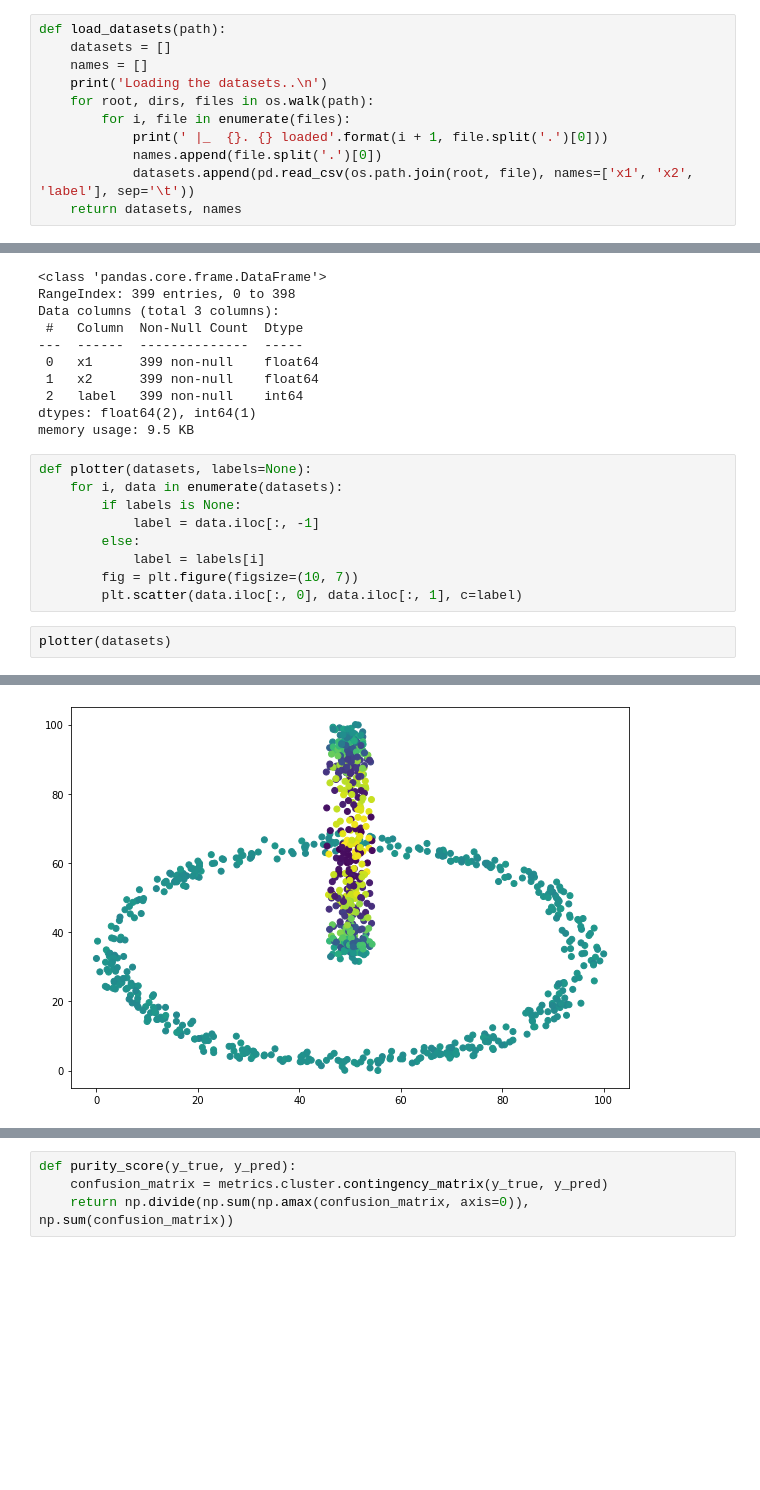
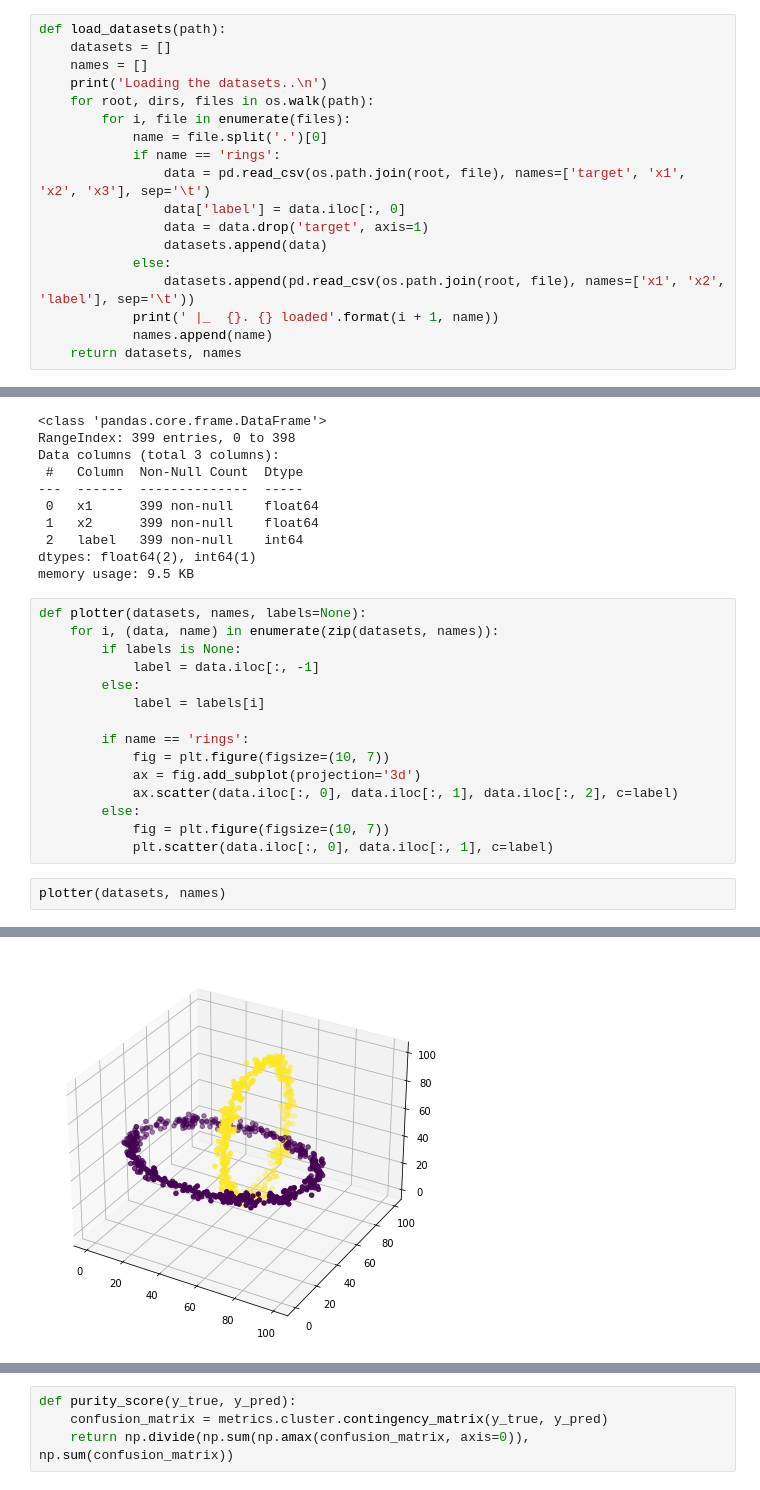
Before and after one commit to nahbos/AUT-Machine-Learning, a Jupyter notebook: FinalProj/EX04_Q2.ipynb, the cells around one changed output, grey strips where cells are left out. Cells and saved outputs as stored; diff of their text form; blank space fills up the shorter version.

```diff
--- a/FinalProj/EX04_Q2.ipynb
+++ b/FinalProj/EX04_Q2.ipynb
@@ -19,9 +19,16 @@ def load_datasets(path):
     print('Loading the datasets..\n')
     for root, dirs, files in os.walk(path):
         for i, file in enumerate(files):
-            print(' |_  {}. {} loaded'.format(i + 1, file.split('.')[0]))
-            names.append(file.split('.')[0])
-            datasets.append(pd.read_csv(os.path.join(root, file), names=['x1', 'x2', 'label'], sep='\t'))
+            name = file.split('.')[0]
+            if name == 'rings':
+                data = pd.read_csv(os.path.join(root, file), names=['target', 'x1', 'x2', 'x3'], sep='\t')
+                data['label'] = data.iloc[:, 0]
+                data = data.drop('target', axis=1)
+                datasets.append(data)
+            else:
+                datasets.append(pd.read_csv(os.path.join(root, file), names=['x1', 'x2', 'label'], sep='\t'))
+            print(' |_  {}. {} loaded'.format(i + 1, name))
+            names.append(name)
     return datasets, names
 # %%
 datasets, names = load_datasets('./data/3')
@@ -47,21 +54,27 @@ Data columns (total 3 columns):
 dtypes: float64(2), int64(1)
 memory usage: 9.5 KB
 # %%
-def plotter(datasets, labels=None):
-    for i, data in enumerate(datasets):
+def plotter(datasets, names, labels=None):
+    for i, (data, name) in enumerate(zip(datasets, names)):
         if labels is None:
             label = data.iloc[:, -1]
         else:
             label = labels[i]
-        fig = plt.figure(figsize=(10, 7))
-        plt.scatter(data.iloc[:, 0], data.iloc[:, 1], c=label)
+
+        if name == 'rings':
+            fig = plt.figure(figsize=(10, 7))
+            ax = fig.add_subplot(projection='3d')
+            ax.scatter(data.iloc[:, 0], data.iloc[:, 1], data.iloc[:, 2], c=label)
+        else:
+            fig = plt.figure(figsize=(10, 7))
+            plt.scatter(data.iloc[:, 0], data.iloc[:, 1], c=label)
 # %%
-plotter(datasets)
+plotter(datasets, names)
 # %% [output]
 [figure]
 [figure]
 [figure]
-[figure, old version]
+[figure, new version]
 [figure]
 # %%
 def purity_score(y_true, y_pred):
```
Also changed, not shown: parts of 2 cells of this notebook.
